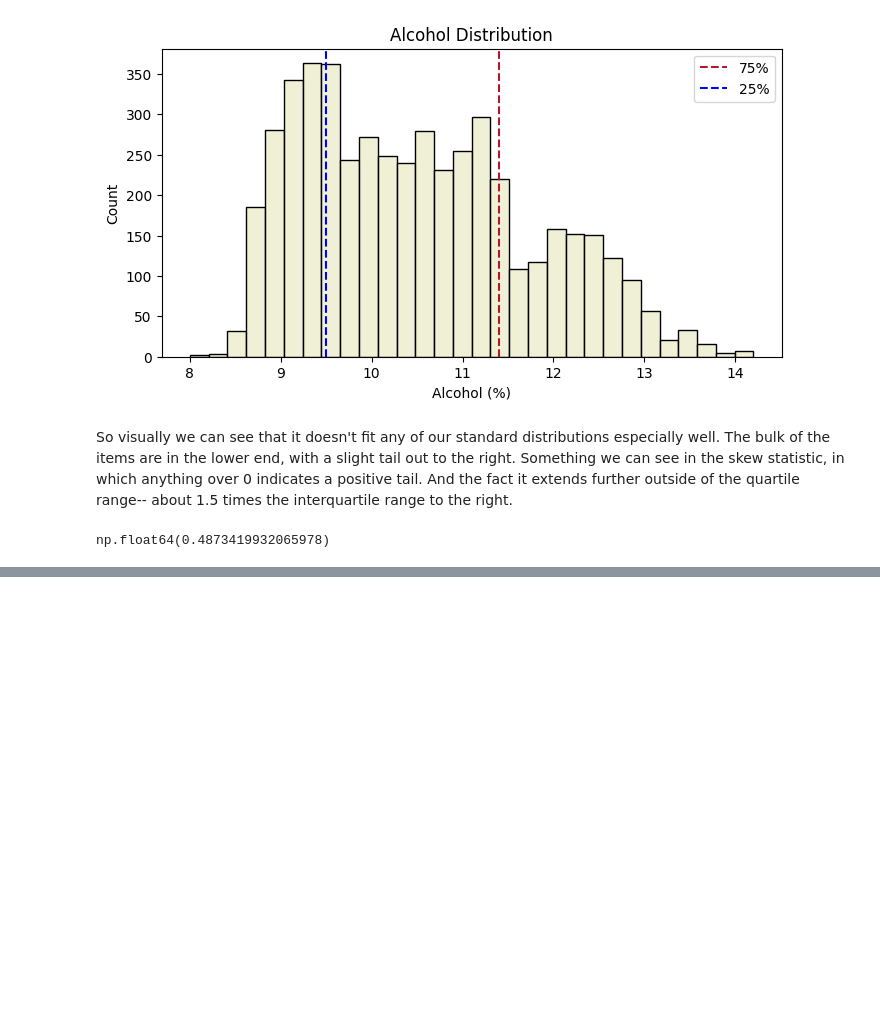
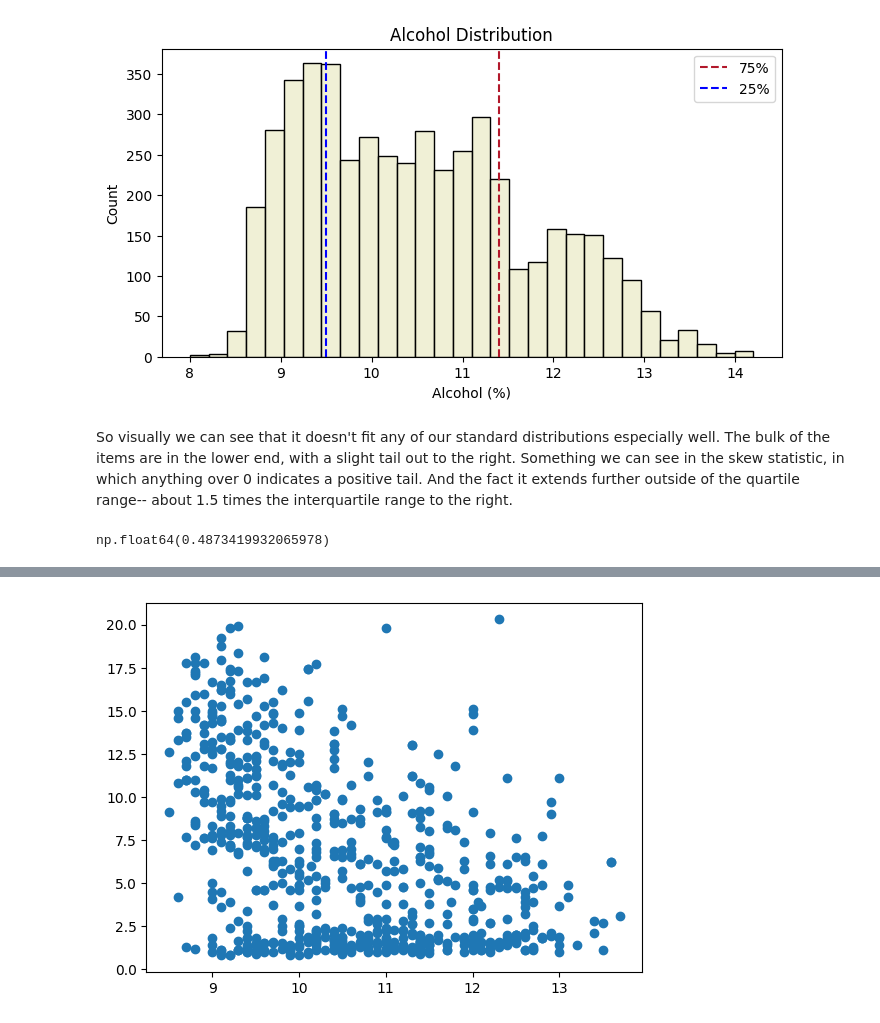
Before and after one commit to jklydev/everything-counts-summative-1, a Jupyter notebook: wine.ipynb, the cells around one changed output, grey strips where cells are left out. Cells and saved outputs as stored; diff of their text form; code cells hidden in the pictures; blank space fills up the shorter version.

Commit message:
Alcohol correlation analysis

```diff
--- a/wine.ipynb
+++ b/wine.ipynb
@@ -551,0 +578,7 @@ Let's see what alcohol itself is most correlated with.
+# %%
+
+sample_whites = white_wines.sample(700, random_state=567) #sampling roughly 10% of the wines
+plt.scatter(sample_whites.alcohol, sample_whites.residual_sugar)
+plt.show()
+# %% [output]
+[figure, added]
```
Also changed, not shown: parts of 11 cells of this notebook.
